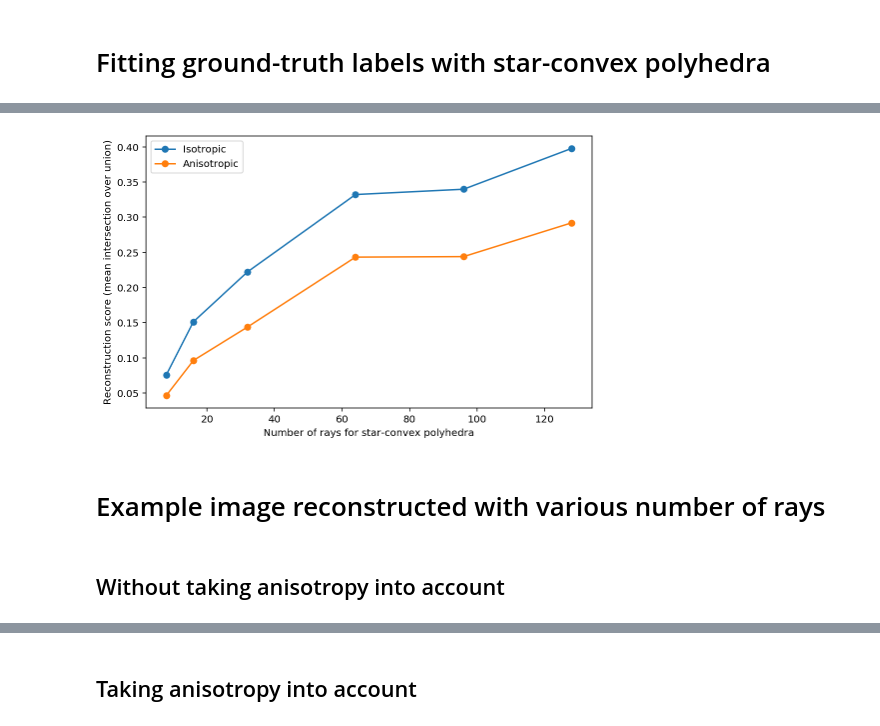
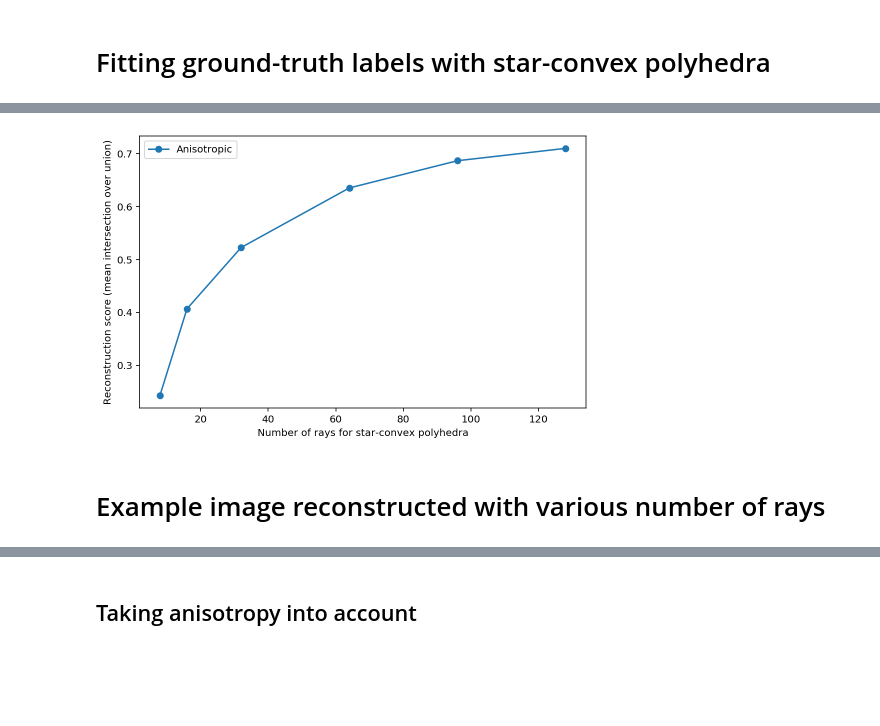
Before and after one commit to anrcrocoval/deeplearning, a Jupyter notebook: 3Dsegmentation/1_data.ipynb, the cells around one changed output, grey strips where cells are left out. Drawn from its saved outputs; the diff is of its cells as text; code cells hidden in the pictures; blank space fills up the shorter version.

```diff
--- a/3Dsegmentation/1_data.ipynb
+++ b/3Dsegmentation/1_data.ipynb
@@ -59,8 +59,8 @@ print(len(Y))
 # %%
 extents = calculate_extents(Y)
 print(str(extents))
-anisotropy = tuple(np.max(extents) / extents)
-print('empirical anisotropy of labeled objects = %s' % str(anisotropy))
-anisotropy=(0.2069,0.2069,0.5)
-print('given anisotropy of labeled objects = %s' % str(anisotropy))
+anisotropyexpe = tuple(np.max(extents) / extents)
+print('empirical anisotropy of labeled objects = %s' % str(anisotropyexpe))
+anisotropygiven=(10,10,10)
+print('given anisotropy of labeled objects = %s' % str(anisotropygiven))
 # %% [output]
@@ -100,19 +120,20 @@ def reconstruction_scores(n_rays, anisotropy):
     return scores
 # %%
 n_rays = [8, 16, 32, 64, 96, 128]
-scores_iso   = reconstruction_scores(n_rays, anisotropy=None)
-scores_aniso = reconstruction_scores(n_rays, anisotropy=anisotropy)
+#n_rays=[32]
+#scores_iso   = reconstruction_scores(n_rays, anisotropy=None)
+scores_aniso = reconstruction_scores(n_rays, anisotropy=anisotropyexpe)
+#scores_anisogiven = reconstruction_scores(n_rays, anisotropy=anisotropygiven)
 # %%
 plt.figure(figsize=(8,5))
-plt.plot(n_rays, scores_iso,   'o-', label='Isotropic')
+#plt.plot(n_rays, scores_iso,   'o-', label='Isotropic')
 plt.plot(n_rays, scores_aniso, 'o-', label='Anisotropic')
+#plt.plot(n_rays, scores_anisogiven, 'o-', label='Anisotropic using calibration')
 plt.xlabel('Number of rays for star-convex polyhedra')
 plt.ylabel('Reconstruction score (mean intersection over union)')
 plt.legend()
 None;
 # %% [output]
-[figure, old version]
+[figure, new version]
 # %% [markdown]
 # Example image reconstructed with various number of rays
-# %% [markdown]
-## Without taking anisotropy into account
```
Also changed, not shown: parts of 7 cells of this notebook, 1 other file.
